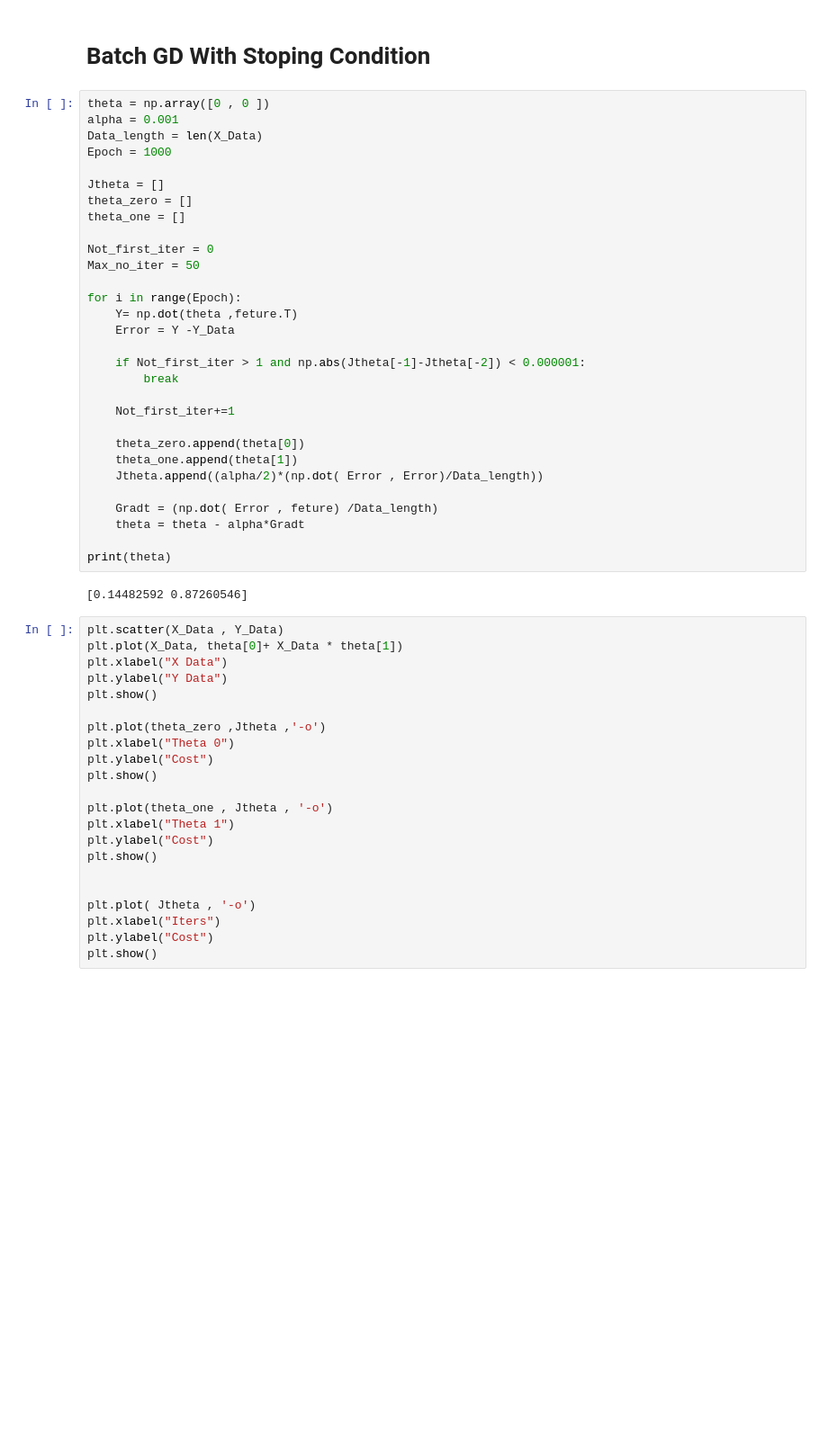
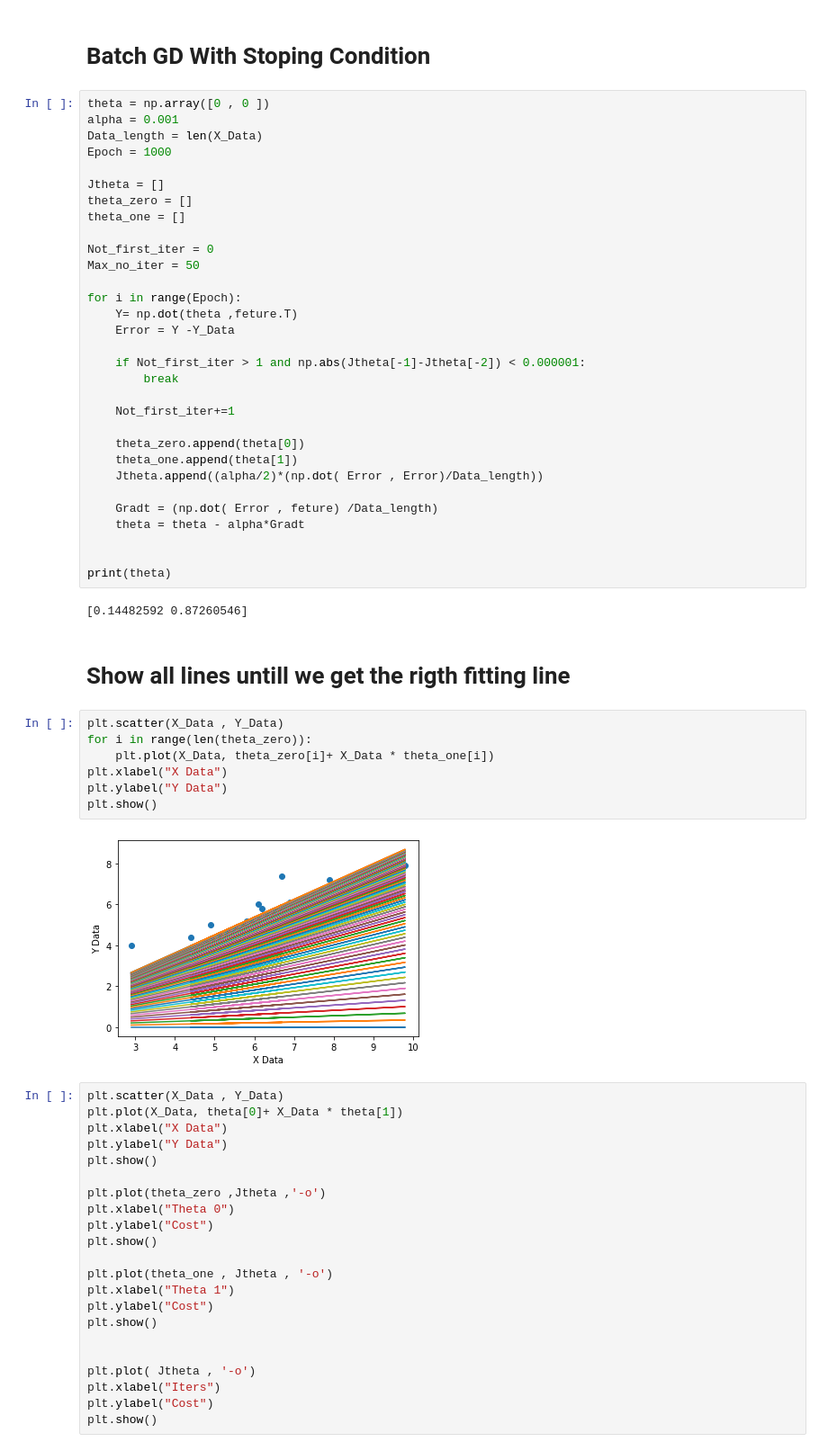
Before and after one commit to Abdelrahman3ahmed/Optimization, a Jupyter notebook: Abdelrahman_ahmed_practical_session_1.ipynb, the cells around one changed output. Shown at 90% size. Cells and saved outputs as stored; diff of their text form; blank space fills up the shorter version.

```diff
--- a/Abdelrahman_ahmed_practical_session_1.ipynb
+++ b/Abdelrahman_ahmed_practical_session_1.ipynb
@@ -104,9 +104,21 @@ for i in range(Epoch):
     Gradt = (np.dot( Error , feture) /Data_length)
     theta = theta - alpha*Gradt
 
+
 print(theta)
 # %% [output]
 [0.14482592 0.87260546]
+# %% [markdown]
+# Show all lines untill we get the rigth fitting line
+# %%
+plt.scatter(X_Data , Y_Data)
+for i in range(len(theta_zero)):
+    plt.plot(X_Data, theta_zero[i]+ X_Data * theta_one[i])
+plt.xlabel("X Data")
+plt.ylabel("Y Data")
+plt.show()
+# %% [output]
+[figure, added]
 # %%
 plt.scatter(X_Data , Y_Data)
 plt.plot(X_Data, theta[0]+ X_Data * theta[1])
```
